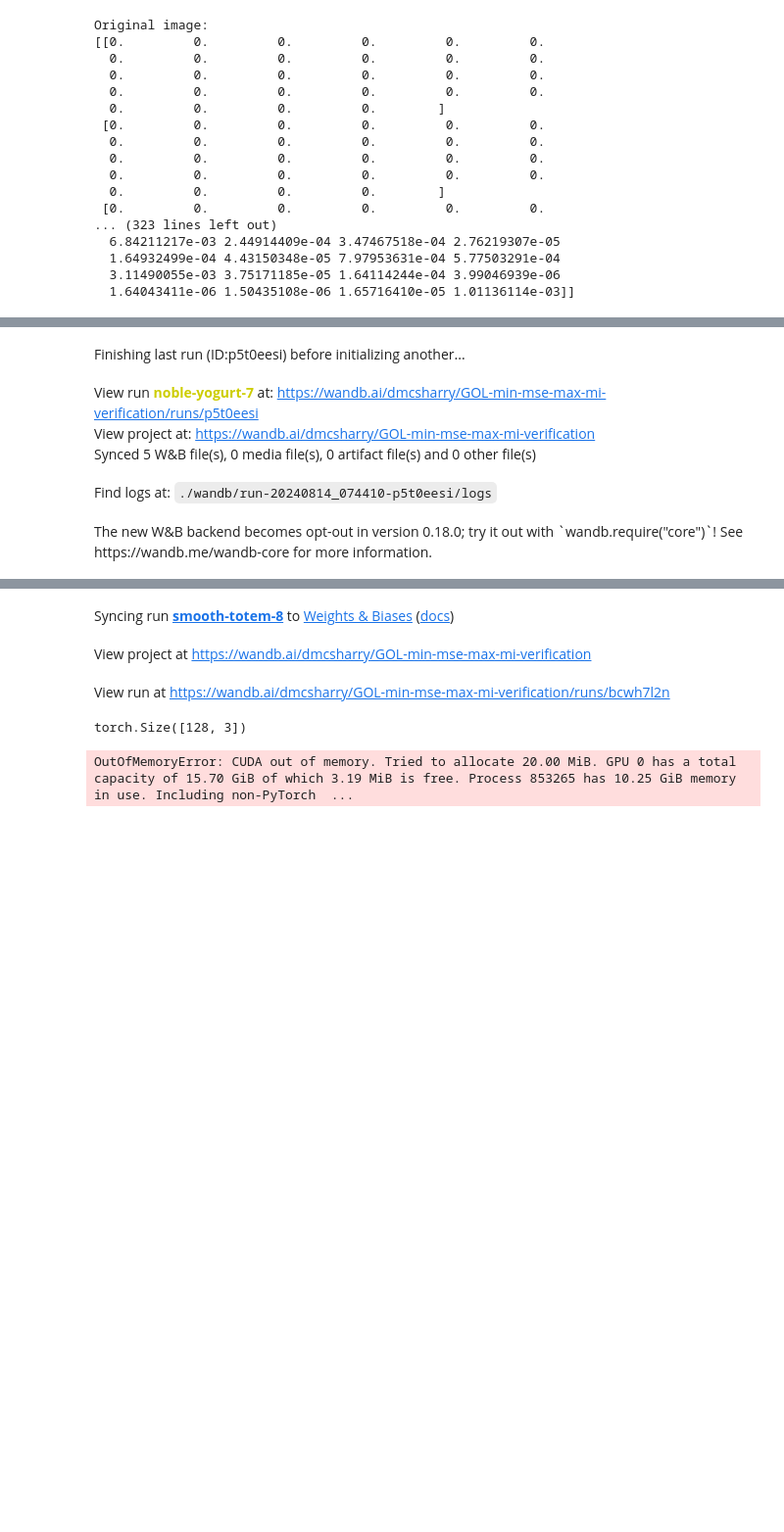
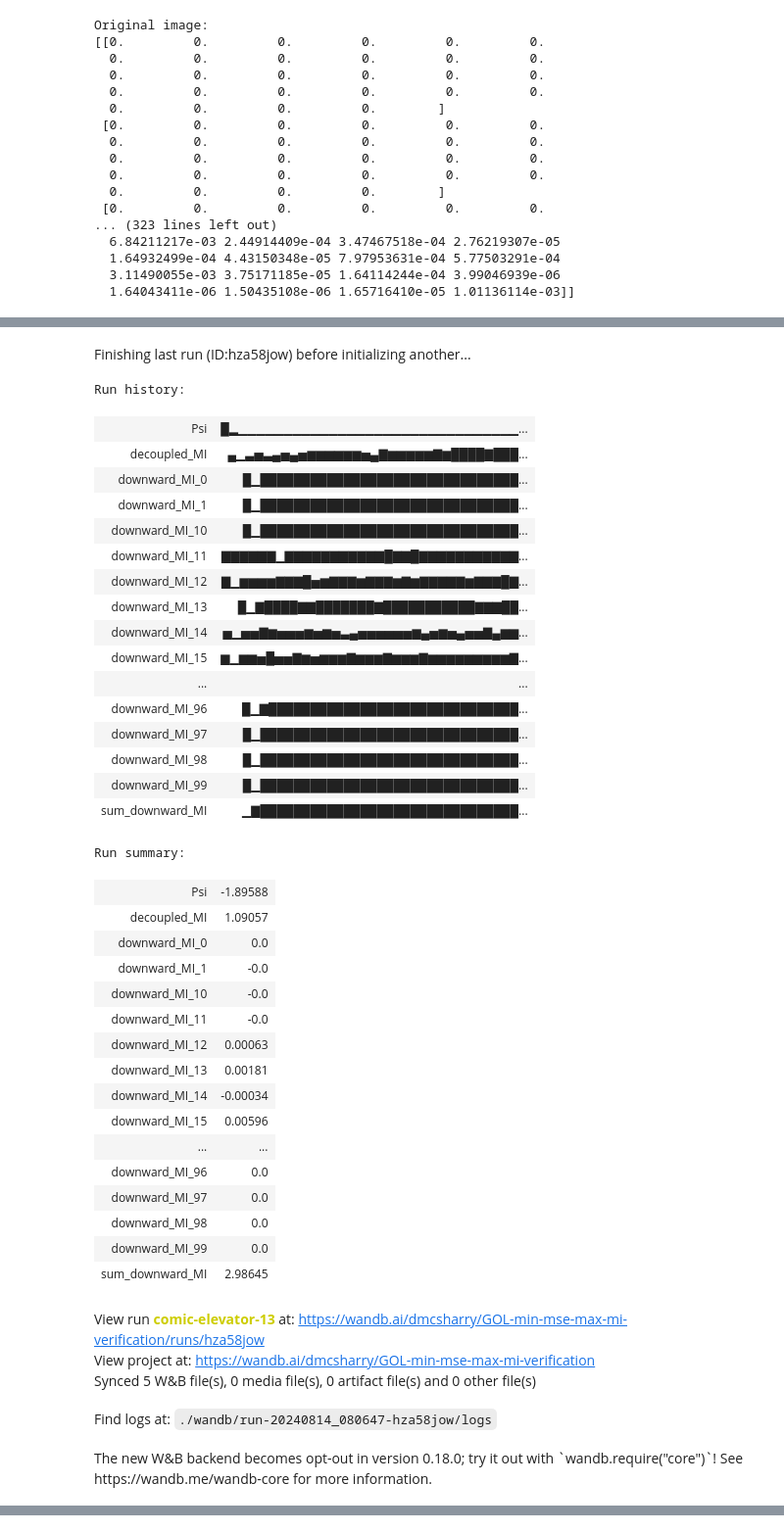
Before and after one commit to David-McSharry/info-theory-experiments, a Jupyter notebook: info_theory_experiments/GOL/game_of_life_data_analysis.ipynb, the cells around one changed output, grey strips where cells are left out. Shown at 98% size. Saved outputs shown, nothing was run; the diff lists cells and outputs as text; code cells hidden in the pictures; blank space fills up the shorter version.

```diff
--- a/info_theory_experiments/GOL/game_of_life_data_analysis.ipynb
+++ b/info_theory_experiments/GOL/game_of_life_data_analysis.ipynb
@@ -1131,39 +1118,73 @@ config = {
     "train_model_B": False,
     "adjust_Psi": False,
     "clip": 5,
-    "feature_size": 3,
+    "feature_size": 1,
     "epochs": 10,
     "downward_critics_config": {
         "hidden_sizes_v_critic": [512, 1024, 1024, 512],
         "hidden_sizes_xi_critic": [512, 512, 512],
         "critic_output_size": 32,
         "lr": 1e-3,
         "bias": True,
         "weight_decay": 0,
     },
 
     "decoupled_critic_config": {
         "hidden_sizes_encoder_1": [512, 512, 512],
         "hidden_sizes_encoder_2": [512, 512, 512],
         "critic_output_size": 32,
         "lr": 1e-3,
         "bias": True,
         "weight_decay": 0,
     },
 }
 
 project_name = "GOL-min-mse-max-mi-verification"
 
 _, _ = train_feature_network(
     config=config,
     trainloader=train_loader,
     feature_network_training=encoder,
     project_name=project_name,
 )
 # %% [output]
-Finishing last run (ID:p5t0eesi) before initializing another...
+Finishing last run (ID:hza58jow) before initializing another...
+Run history:
+| Psi | █▂▁▁▁▁▁▁▁▁▁▁▁▁▁▁▁▁▁▁▁▁▁▁▁▁▁▁▁▁▁▁▁... |
+| decoupled_MI | ▄▁▃▅▃▄▅▄▅▆▆▆▆▆▆▅▄▇▆▆▆▆▆▇▆████▇███... |
+| downward_MI_0 | █▁███████████████████████████████... |
+| downward_MI_1 | █▁███████████████████████████████... |
+| downward_MI_10 | █▁███████████████████████████████... |
+| downward_MI_11 | ▇▇▇▇▇▇▁▇▇▇▇▇▇▇▇▇▇▇█▇▇█▇▇▇▇▇▇▇▇▇▇▇... |
+| downward_MI_12 | ▇▁▆▆▆▆▇▇▇█▅▆▇▇▇▆▇▇▇▆▇▆▇▇▇▇▇▆▇▇▇█▇... |
+| downward_MI_13 | █▁▇████▇▇███████▇███████████▇▇▇██... |
+| downward_MI_14 | ▅▁▅▅▇▆▅▅▅▆▅▆▅▃▄▅▅▅▅▅▅▆▄▅▆▅▄▅▅▇▄▆▆... |
+| downward_MI_15 | ▆▁▆▆▅█▅▅▇▆▅▆▆▆▇▆▆▆▇▆▆▆▇▆▆▆▆▆▆▆▆▆▇... |
+| ... | ... |
+| downward_MI_96 | █▁▇██████████████████████████████... |
+| downward_MI_97 | █▁███████████████████████████████... |
+| downward_MI_98 | █▁███████████████████████████████... |
+| downward_MI_99 | █▁███████████████████████████████... |
+| sum_downward_MI | ▁▇███████████████████████████████... |
+Run summary:
+| Psi | -1.89588 |
+| decoupled_MI | 1.09057 |
+| downward_MI_0 | 0.0 |
+| downward_MI_1 | -0.0 |
+| downward_MI_10 | -0.0 |
+| downward_MI_11 | -0.0 |
+| downward_MI_12 | 0.00063 |
+| downward_MI_13 | 0.00181 |
+| downward_MI_14 | -0.00034 |
+| downward_MI_15 | 0.00596 |
+| ... | ... |
+| downward_MI_96 | 0.0 |
+| downward_MI_97 | 0.0 |
+| downward_MI_98 | 0.0 |
+| downward_MI_99 | 0.0 |
+| sum_downward_MI | 2.98645 |
-View run noble-yogurt-7 at: https://wandb.ai/dmcsharry/GOL-min-mse-max-mi-verification/runs/p5t0eesi
+View run comic-elevator-13 at: https://wandb.ai/dmcsharry/GOL-min-mse-max-mi-verification/runs/hza58jow
 View project at: https://wandb.ai/dmcsharry/GOL-min-mse-max-mi-verification
 Synced 5 W&B file(s), 0 media file(s), 0 artifact file(s) and 0 other file(s)
-Find logs at: ./wandb/run-20240814_074410-p5t0eesi/logs
+Find logs at: ./wandb/run-20240814_080647-hza58jow/logs
 The new W&B backend becomes opt-out in version 0.18.0; try it out with `wandb.require("core")`! See https://wandb.me/wandb-core for more information.
@@ -1174,5 +1194,0 @@ Run data is saved locally in /vol/bitbucket/dm2223/info-theory-experiments/wandb
-Syncing run smooth-totem-8 to Weights & Biases (docs)
-View project at https://wandb.ai/dmcsharry/GOL-min-mse-max-mi-verification
-View run at https://wandb.ai/dmcsharry/GOL-min-mse-max-mi-verification/runs/bcwh7l2n
-torch.Size([128, 3])
-OutOfMemoryError: CUDA out of memory. Tried to allocate 20.00 MiB. GPU 0 has a total capacity of 15.70 GiB of which 3.19 MiB is free. Process 853265 has 10.25 GiB memory in use. Including non-PyTorch  ...
```
Also changed, not shown: parts of 4 cells of this notebook, 3 other files.
